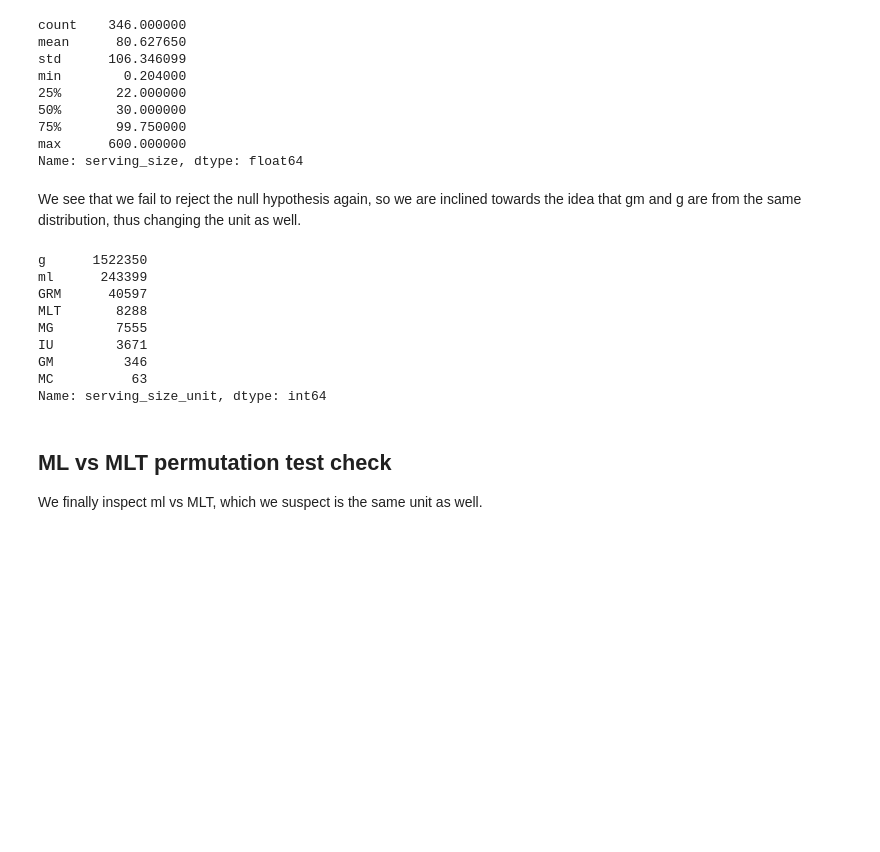
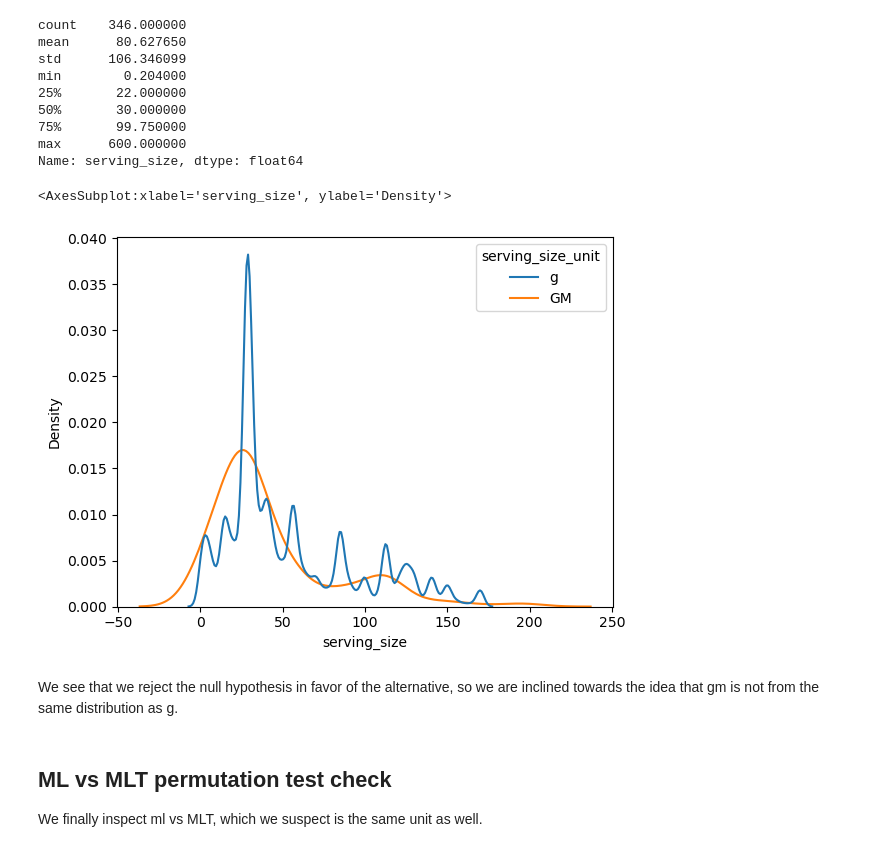
Before and after one commit to alexander-jensen/FDA-Data-Analysis, a Jupyter notebook: Branded Food Initial Data Analysis.ipynb, the cells around one changed output. Saved outputs shown, nothing was run; the diff lists cells and outputs as text; code cells hidden in the pictures; blank space fills up the shorter version.

```diff
--- a/Branded Food Initial Data Analysis.ipynb
+++ b/Branded Food Initial Data Analysis.ipynb
@@ -407,5 +390,10 @@ min        0.204000
 75%       99.750000
 max      600.000000
 Name: serving_size, dtype: float64
+# %%
+dist_plot(pd.concat([g_foods_no_outlier, remove_outlier(gm_foods, 'serving_size')]), 'serving_size', 'serving_size_unit')
+# %% [output]
+<AxesSubplot:xlabel='serving_size', ylabel='Density'>
+[figure, added]
 # %% [markdown]
-We see that we fail to reject the null hypothesis again, so we are inclined towards the idea that gm and g are from the same distribution, thus changing the unit as well.
+We see that we reject the null hypothesis in favor of the alternative, so we are inclined towards the idea that gm is not from the same distribution as g.
@@ -414,15 +400,3 @@ We see that we fail to reject the null hypothesis again, so we are inclined towa
-# %%
-branded_food.serving_size_unit.value_counts()
-# %% [output]
-g      1522350
-ml      243399
-GRM      40597
-MLT       8288
-MG        7555
-IU        3671
-GM         346
-MC          63
-Name: serving_size_unit, dtype: int64
 # %% [markdown]
 ## ML vs MLT permutation test check
 
```
Also changed, not shown: parts of 23 cells of this notebook.
